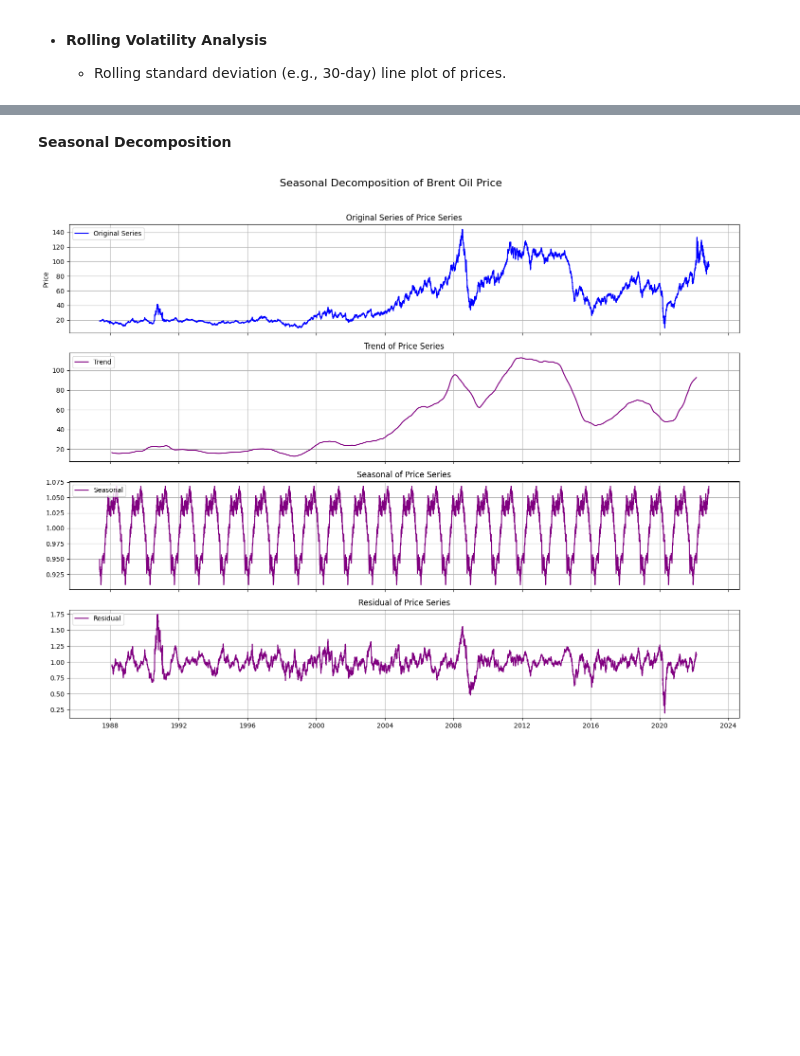
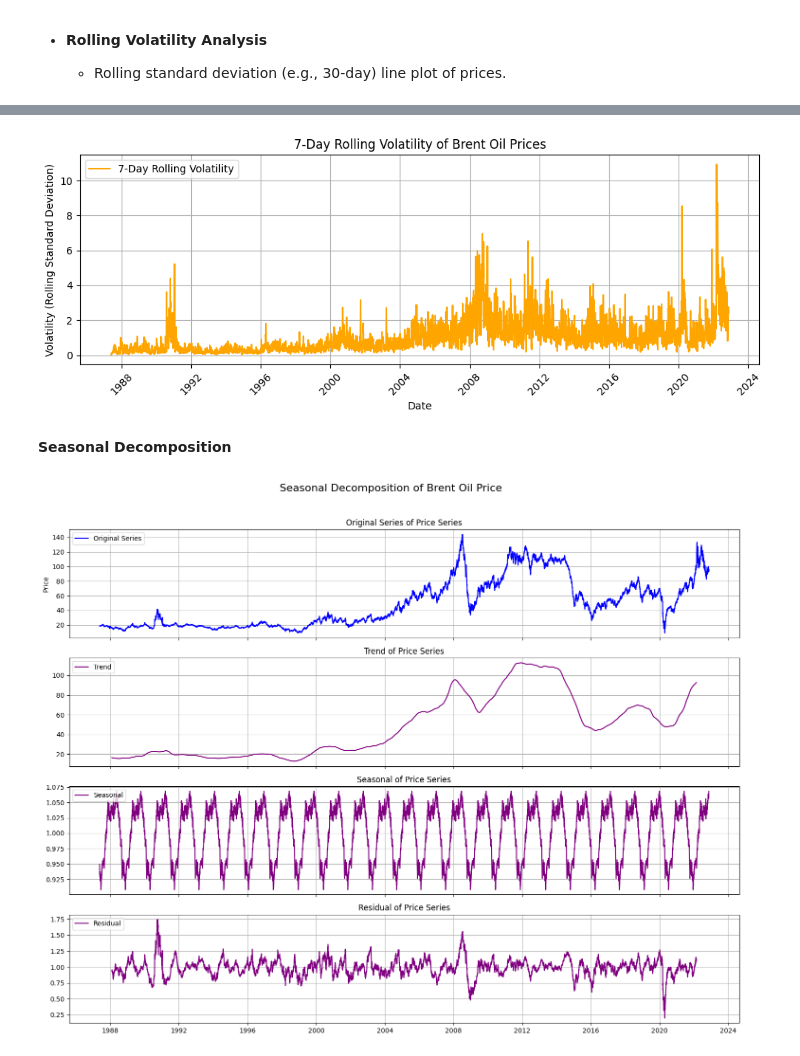
Before and after one commit to epythonlab/oil-price-statistical-modeling, a Jupyter notebook: notebooks/oil_price_analysis.ipynb, the cells around one changed output, grey strips where cells are left out. Drawn from its saved outputs; the diff is of its cells as text; code cells hidden in the pictures; blank space fills up the shorter version.

```diff
--- a/notebooks/oil_price_analysis.ipynb
+++ b/notebooks/oil_price_analysis.ipynb
@@ -215,3 +180,8 @@ plot_rolling_volatility(price_data)
+# %%
+# 7-Day volatile
+visualizer.plot_rolling_volatility(7)
+# %% [output]
+[figure, added]
 # %% [markdown]
 **Seasonal Decomposition**
 # %%
```
Also changed, not shown: parts of 51 cells of this notebook, 5 other files.
